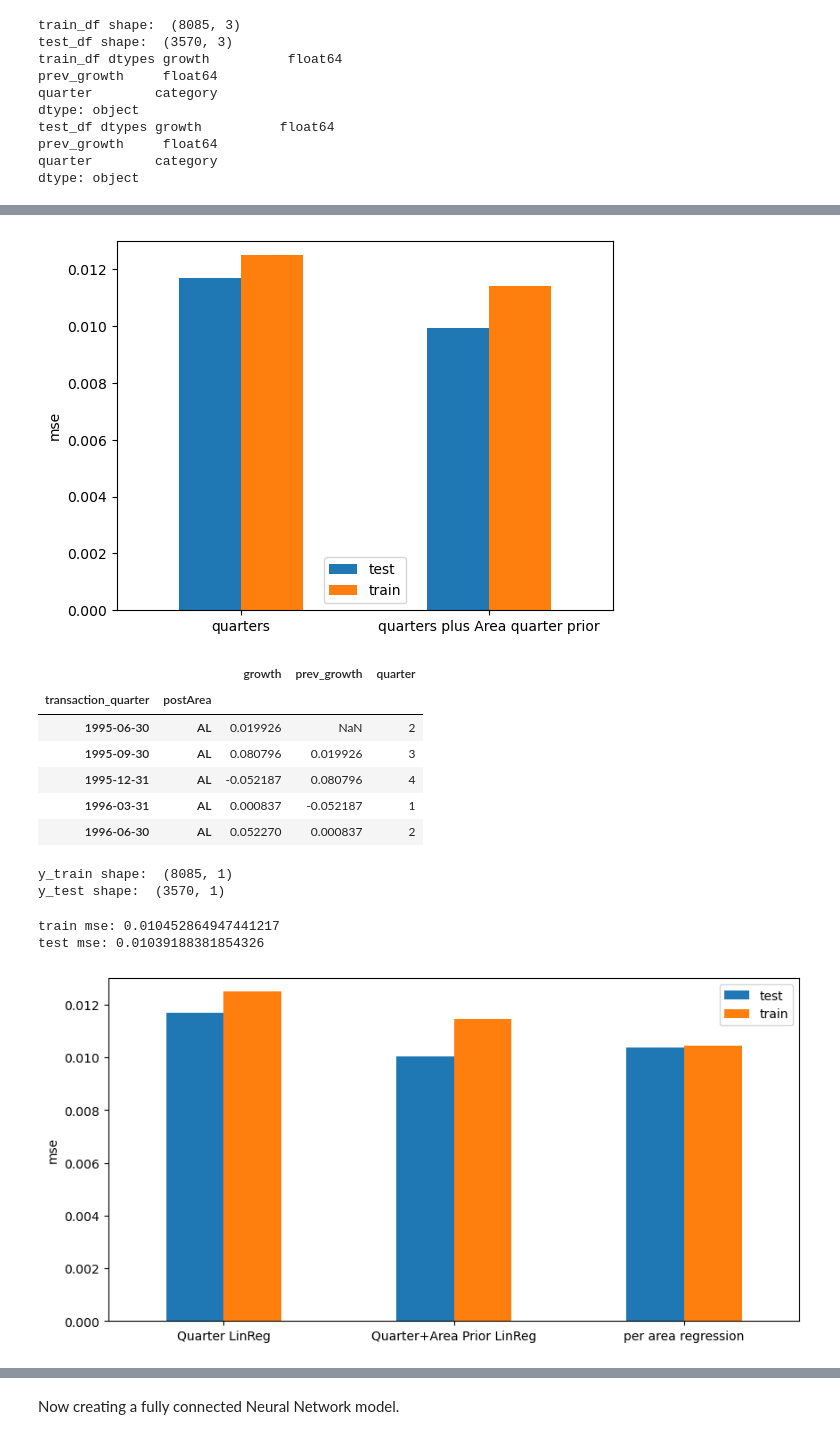
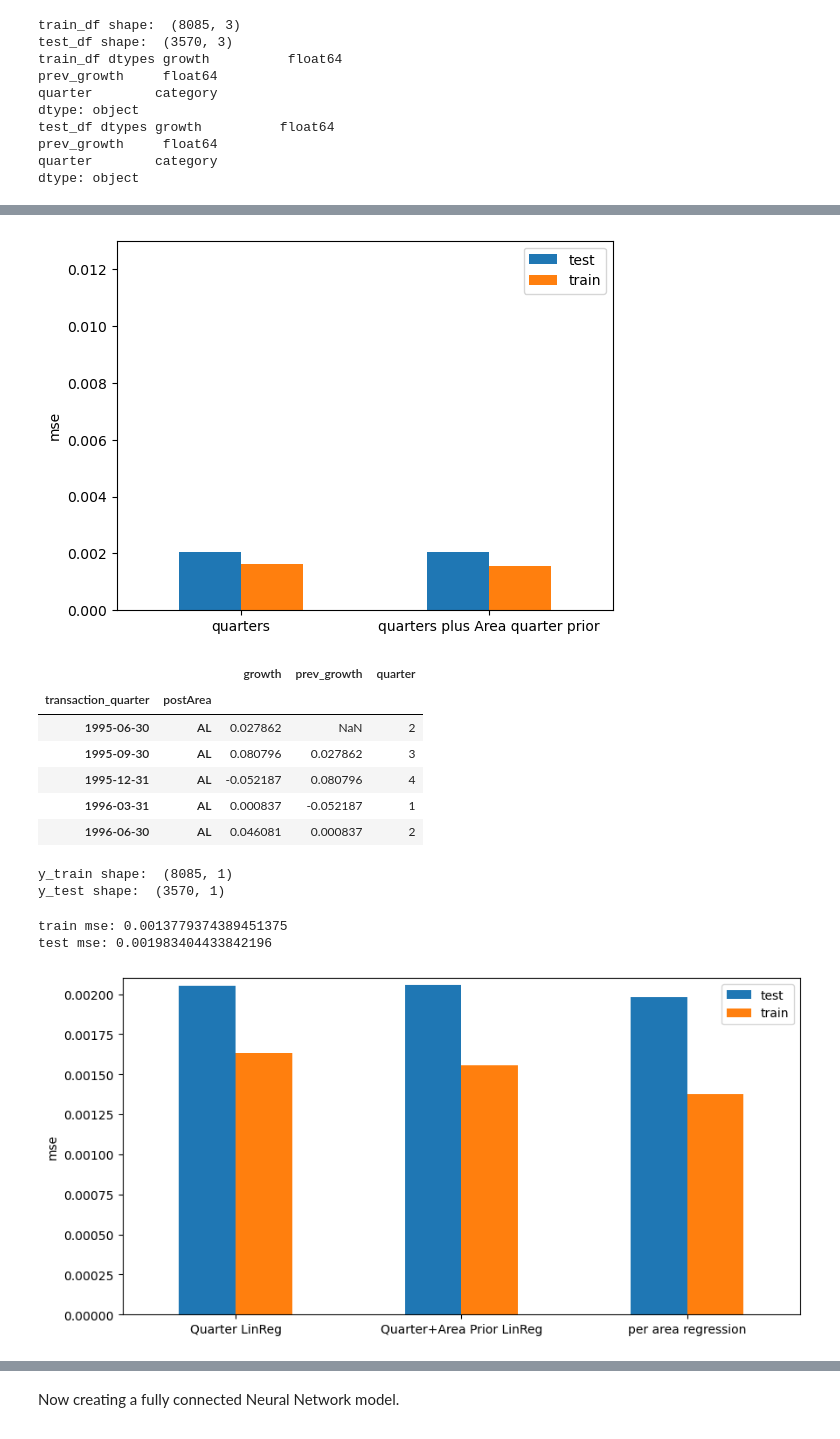
Before and after one commit to Cemlyn/UK-Housing-Market, a Jupyter notebook: Network.ipynb, the cells around one changed output, grey strips where cells are left out. Cells and saved outputs as stored; diff of their text form; code cells hidden in the pictures.

```diff
--- a/Network.ipynb
+++ b/Network.ipynb
@@ -332,7 +332,7 @@ adjanceny_matrix = pd.read_csv(os.path.join(os.getcwd(),'./Data/adjacency_matrix
 growth_df = pd.read_csv(os.path.join(os.getcwd(),'./Data/quarter_aggs_growth.csv'),parse_dates=['transaction_quarter'])[1:]
 
 # Deleting these postcode areas as they are sparse
-growth_df = growth_df.drop(columns=['DG','LR','SU','UNKN']).dropna()
+growth_df = growth_df.drop(columns=['DG','SU','UNKN']).dropna()
 print(growth_df.shape)
 postcode_areas = [x for x in growth_df.columns if x not in ['transaction_quarter']]
 growth_df['quarter'] = growth_df['transaction_quarter'].dt.quarter
@@ -348 +348,11 @@ growth_df.head()
 5 rows × 107 columns
+# %%
+from pandas.tseries.offsets import MonthEnd,QuarterEnd
+
+max_q = growth_df.transaction_quarter.max()
+min_q = growth_df.transaction_quarter.min()
+date_range = pd.date_range(min_q,max_q,freq='Q')
+print(growth_df.shape)
+growth_df = growth_df.set_index('transaction_quarter').reindex(date_range).reset_index().rename(columns={'index':'transaction_quarter'})
+print(growth_df.shape)
+growth_df.head()
@@ -348,0 +369,2 @@ growth_df.head()
+# %%
+growth_df.set_index('transaction_quarter')[['LL','SY']].plot()
@@ -505,7 +600,7 @@ plt.ylabel('mse')
 plt.xticks(rotation=0)
 plt.show()
 # %% [output]
-[figure, old version]
+[figure, new version]
 # %%
 def process2(df):
     aggs = df.set_index('transaction_quarter').drop(columns=['quarter']).stack().sort_index(level=[1,0]).to_frame(name='growth')
@@ -524,11 +619,11 @@ growth_df_processed.head()
 # %% [output]
 |  |  | growth | prev_growth | quarter |
 | transaction_quarter | postArea |  |  |  |
-| 1995-06-30 | AL | 0.019926 | NaN | 2 |
-| 1995-09-30 | AL | 0.080796 | 0.019926 | 3 |
+| 1995-06-30 | AL | 0.027862 | NaN | 2 |
+| 1995-09-30 | AL | 0.080796 | 0.027862 | 3 |
 | 1995-12-31 | AL | -0.052187 | 0.080796 | 4 |
 | 1996-03-31 | AL | 0.000837 | -0.052187 | 1 |
-| 1996-06-30 | AL | 0.052270 | 0.000837 | 2 |
+| 1996-06-30 | AL | 0.046081 | 0.000837 | 2 |
 # %%
 # Per area regression
 import tqdm
@@ -577,19 +672,19 @@ test_mse3 = mse(y_test,test_predictions)
 print('train mse:',train_mse3)
 print('test mse:',test_mse3)
 # %% [output]
-train mse: 0.010452864947441217
-test mse: 0.01039188381854326
+train mse: 0.0013779374389451375
+test mse: 0.001983404433842196
 # %%
 perf = pd.DataFrame({"test":[test_mse,test_mse2,test_mse3],
         "train":[train_mse,train_mse2,train_mse3]},
         index=['Quarter LinReg','Quarter+Area Prior LinReg','per area regression'])
 perf.plot.bar(figsize=[10,5])
-plt.ylim(0.000,0.013)
+plt.ylim(0.000,0.0021)
 plt.ylabel('mse')
 plt.xticks(rotation=0)
 plt.show()
 # %% [output]
-[figure, old version]
+[figure, new version]
 # %%
 plt.scatter(y_test,test_predictions,s=0.5)
 plt.plot(np.arange(-0.6,0.6,0.1),np.arange(-0.6,0.6,0.1),c='r',ls='--')
```
Also changed, not shown: parts of 30 cells of this notebook, 1 other file.
